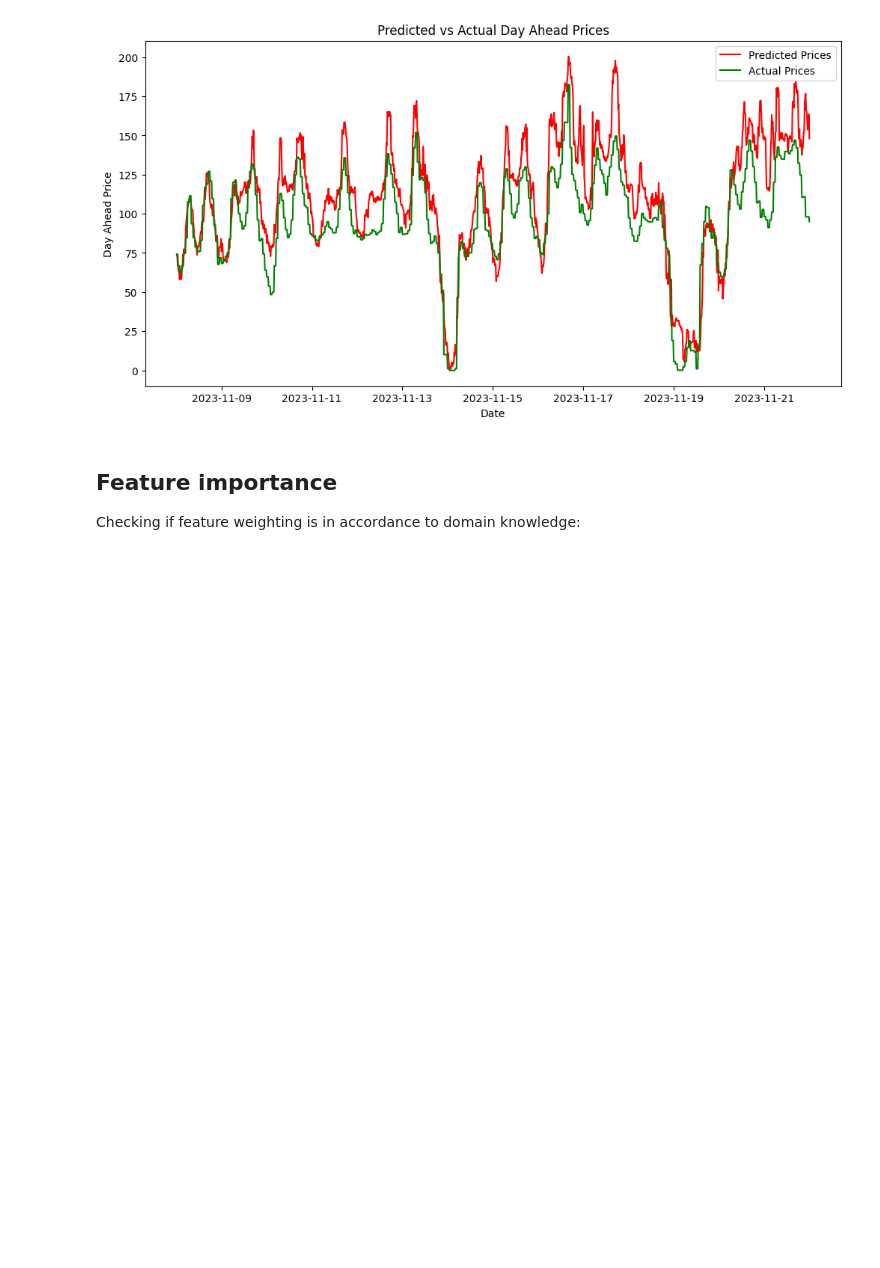
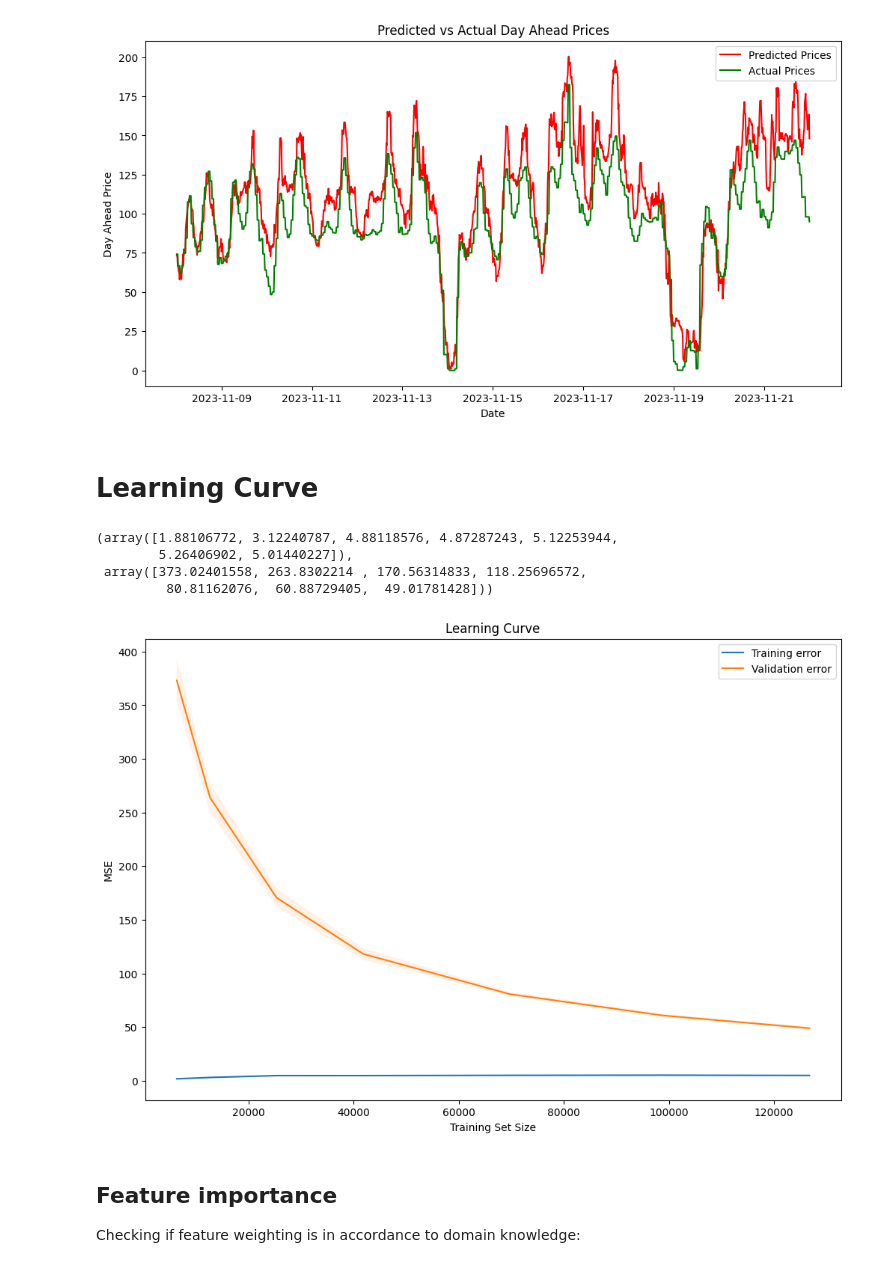
Before and after one commit to fabianzott/electricity_price_pred, a Jupyter notebook: main/ml/GBR_model_eval_scale.ipynb, the cells around one changed output. Saved outputs shown, nothing was run; the diff lists cells and outputs as text; code cells hidden in the pictures; blank space fills up the shorter version.

```diff
--- a/main/ml/GBR_model_eval_scale.ipynb
+++ b/main/ml/GBR_model_eval_scale.ipynb
@@ -192,6 +195,48 @@ plt.legend()
 # %% [output]
 <matplotlib.legend.Legend at 0x...>
 [figure]
+# %% [markdown]
+# Learning Curve
+# %%
+# Define the parameters for the learning curve
+train_sizes, train_scores, validation_scores = learning_curve(
+    estimator = best_gbr,
+    X = X_train_scaled,
+    y = y_train,
+    train_sizes = [0.05, 0.1, 0.2, 0.33, 0.55, 0.78, 1. ],
+    cv = 5, # Cross-validation strategy
+    scoring = 'neg_mean_squared_error',
+    n_jobs = -1, # Use all available cores
+    verbose = 2
+)
+
+# Calculate the mean and standard deviation of the training and validation sets
+train_scores_mean = -train_scores.mean(axis = 1)
+train_scores_std = train_scores.std(axis = 1)
+validation_scores_mean = -validation_scores.mean(axis = 1)
+validation_scores_std = validation_scores.std(axis = 1)
+# %%
+train_scores_mean, validation_scores_mean
+# %% [output]
+(array([1.88106772, 3.12240787, 4.88118576, 4.87287243, 5.12253944,
+        5.26406902, 5.01440227]),
+ array([373.02401558, 263.8302214 , 170.56314833, 118.25696572,
+         80.81162076,  60.88729405,  49.01781428]))
+# %%
+# Plot the learning curves
+plt.figure(figsize=(12, 8))
+plt.plot(train_sizes, train_scores_mean, label = 'Training error')
+plt.fill_between(train_sizes, train_scores_mean - train_scores_std, train_scores_mean + train_scores_std, alpha=0.1)
+plt.plot(train_sizes, validation_scores_mean, label = 'Validation error')
+plt.fill_between(train_sizes, validation_scores_mean - validation_scores_std, validation_scores_mean + validation_scores_std, alpha=0.1)
+
+plt.title('Learning Curve')
+plt.xlabel('Training Set Size')
+plt.ylabel('MSE')
+plt.legend()
+plt.show()
+# %% [output]
+[figure, added]
 # %% [markdown]
 ## Feature importance
 
```
Also changed, not shown: parts of 14 cells of this notebook, 1 other file.
